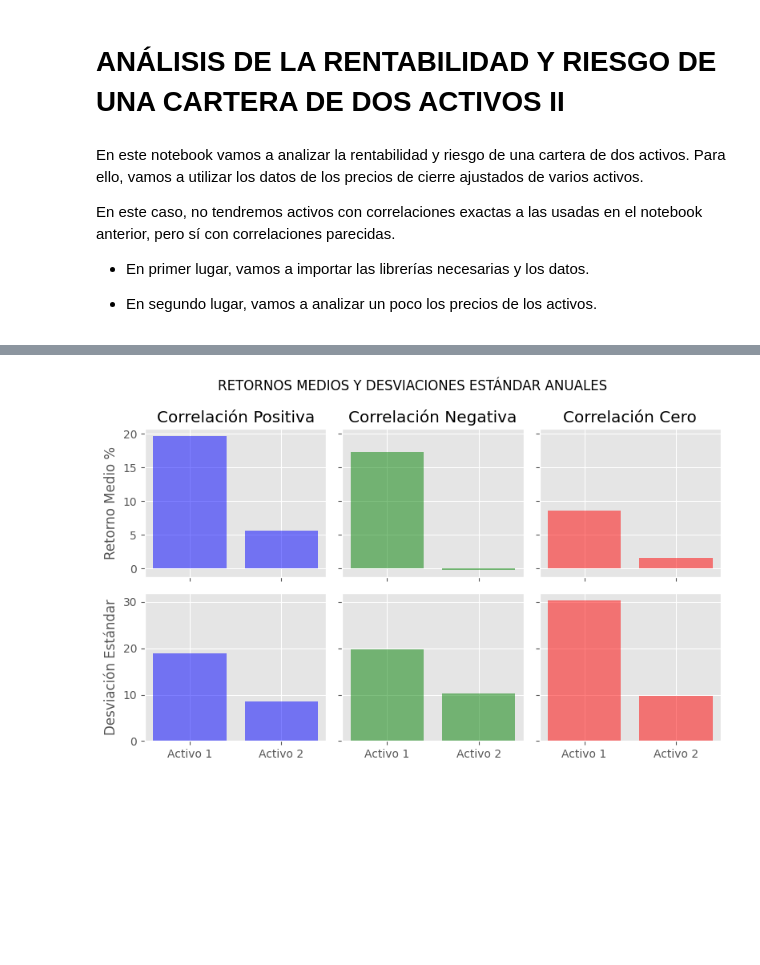
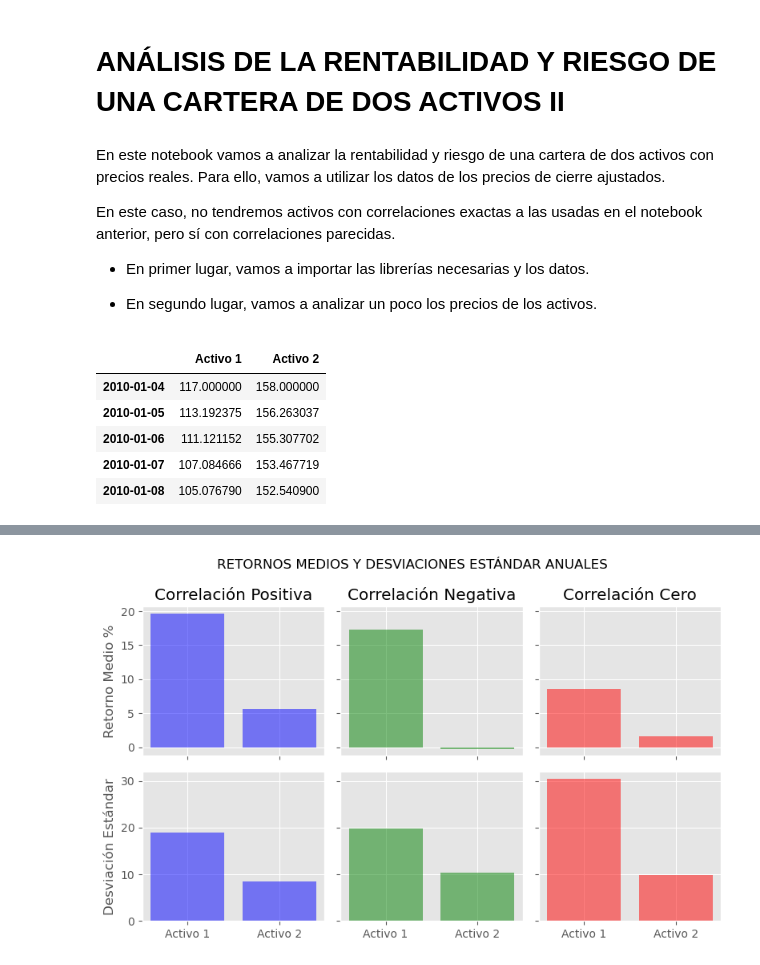
Before and after one commit to alfonso-santos/microcredencial-carteras-python-2023, a Jupyter notebook: Tema_2_Carteras_Intro/src/carteras-reales.ipynb, the cells around one changed output, grey strips where cells are left out. Drawn from its saved outputs; the diff is of its cells as text; code cells hidden in the pictures; blank space fills up the shorter version.

Commit message:
Hasta carteras con cuatro activos revisado

```diff
--- a/Tema_2_Carteras_Intro/src/carteras-reales.ipynb
+++ b/Tema_2_Carteras_Intro/src/carteras-reales.ipynb
@@ -1,7 +6,7 @@
 # %% [markdown]
 # ANÁLISIS DE LA RENTABILIDAD Y RIESGO DE UNA CARTERA DE DOS ACTIVOS II
 # %% [markdown]
-En este notebook vamos a analizar la rentabilidad y riesgo de una cartera de dos activos. Para ello, vamos a utilizar los datos de los precios de cierre ajustados de varios activos.
+En este notebook vamos a analizar la rentabilidad y riesgo de una cartera de dos activos con precios reales. Para ello, vamos a utilizar los datos de los precios de cierre ajustados.
 
 En este caso, no tendremos activos con correlaciones exactas a las usadas en el notebook anterior, pero sí con correlaciones parecidas.
 
@@ -22,3 +27,12 @@ plt.style.use('ggplot')
 precios_pos_df = pd.read_csv('../data/precios_corr_pos.csv', index_col=0, parse_dates=True)
 precios_neg_df = pd.read_csv('../data/precios_corr_neg.csv', index_col=0, parse_dates=True)
 precios_cero_df = pd.read_csv('../data/precios_corr_cero.csv', index_col=0, parse_dates=True)
+# %%
+precios_pos_df.head()
+# %% [output]
+|  | Activo 1 | Activo 2 |
+| 2010-01-04 | 117.000000 | 158.000000 |
+| 2010-01-05 | 113.192375 | 156.263037 |
+| 2010-01-06 | 111.121152 | 155.307702 |
+| 2010-01-07 | 107.084666 | 153.467719 |
+| 2010-01-08 | 105.076790 | 152.540900 |
```
Also changed, not shown: parts of 7 cells of this notebook, 8 other files.
